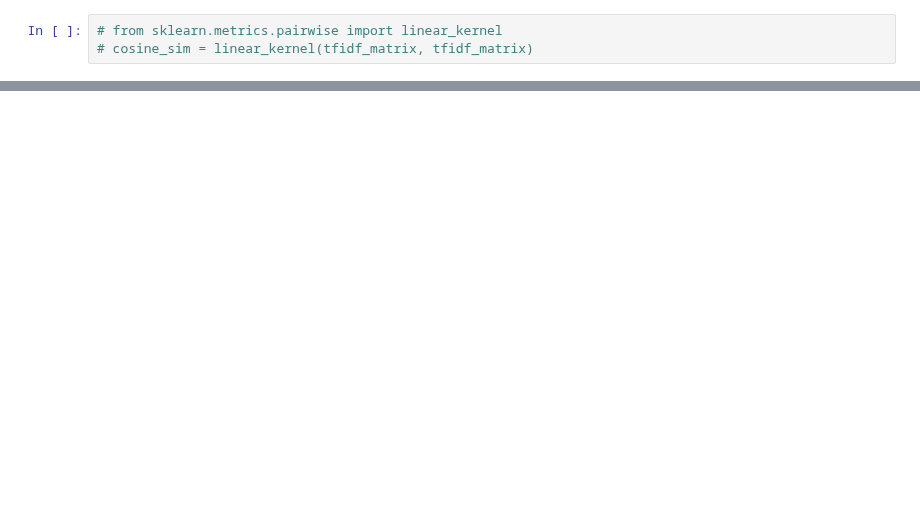
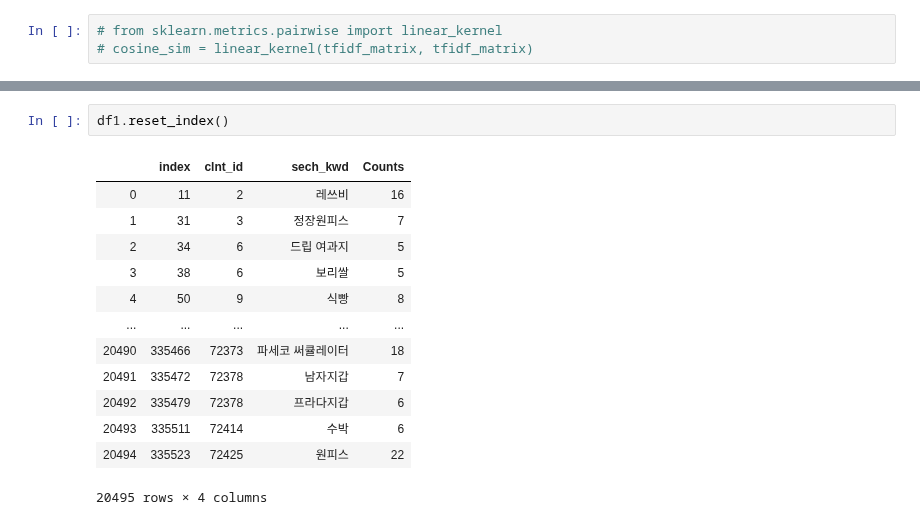
Before and after one commit to hojisu/recommendation-project, a Jupyter notebook: Implicit-Feedback-Rec-System-Hybrid Rec.ipynb, the cells around one changed output, grey strips where cells are left out. Drawn from its saved outputs; the diff is of its cells as text; blank space fills up the shorter version.

```diff
--- a/Implicit-Feedback-Rec-System-Hybrid Rec.ipynb
+++ b/Implicit-Feedback-Rec-System-Hybrid Rec.ipynb
@@ -123,0 +128,16 @@ len(quantity)
+# %%
+df1.reset_index()
+# %% [output]
+|  | index | clnt_id | sech_kwd | Counts |
+| 0 | 11 | 2 | 레쓰비 | 16 |
+| 1 | 31 | 3 | 정장원피스 | 7 |
+| 2 | 34 | 6 | 드립 여과지 | 5 |
+| 3 | 38 | 6 | 보리쌀 | 5 |
+| 4 | 50 | 9 | 식빵 | 8 |
+| ... | ... | ... | ... | ... |
+| 20490 | 335466 | 72373 | 파세코 써큘레이터 | 18 |
+| 20491 | 335472 | 72378 | 남자지갑 | 7 |
+| 20492 | 335479 | 72378 | 프라다지갑 | 6 |
+| 20493 | 335511 | 72414 | 수박 | 6 |
+| 20494 | 335523 | 72425 | 원피스 | 22 |
+20495 rows × 4 columns
```
Also changed, not shown: parts of 33 cells of this notebook.
